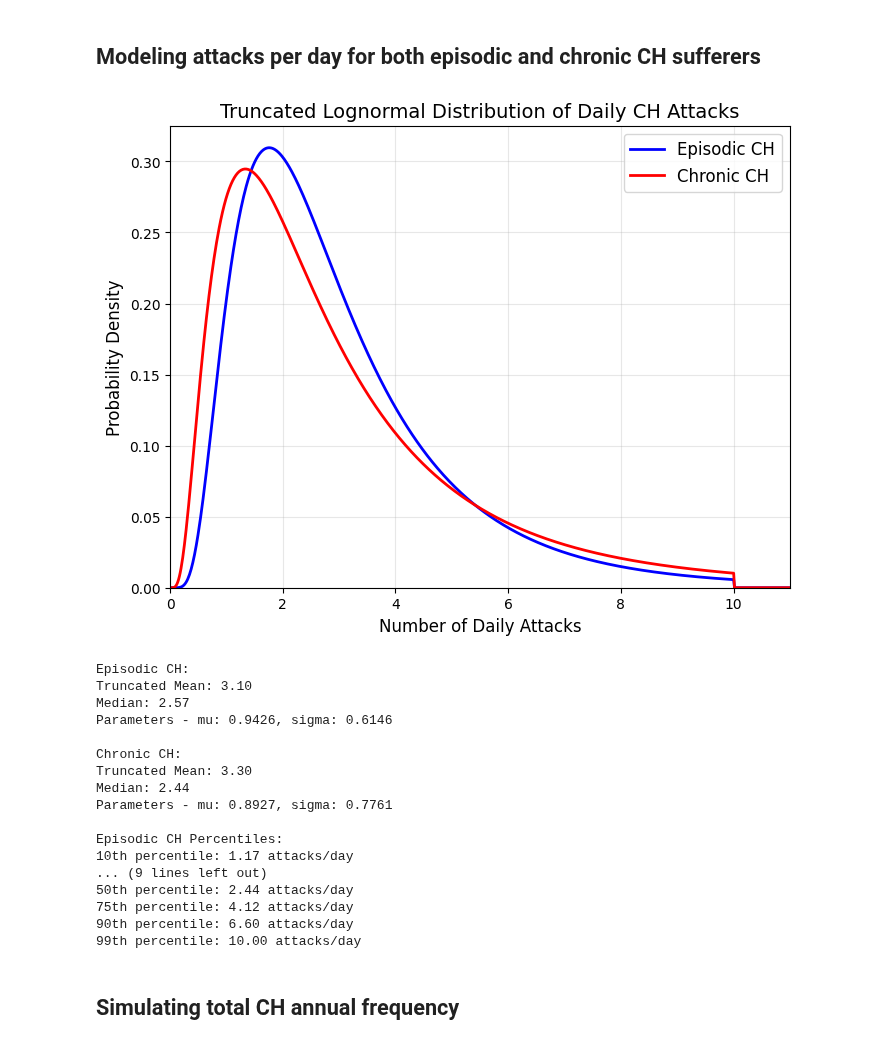
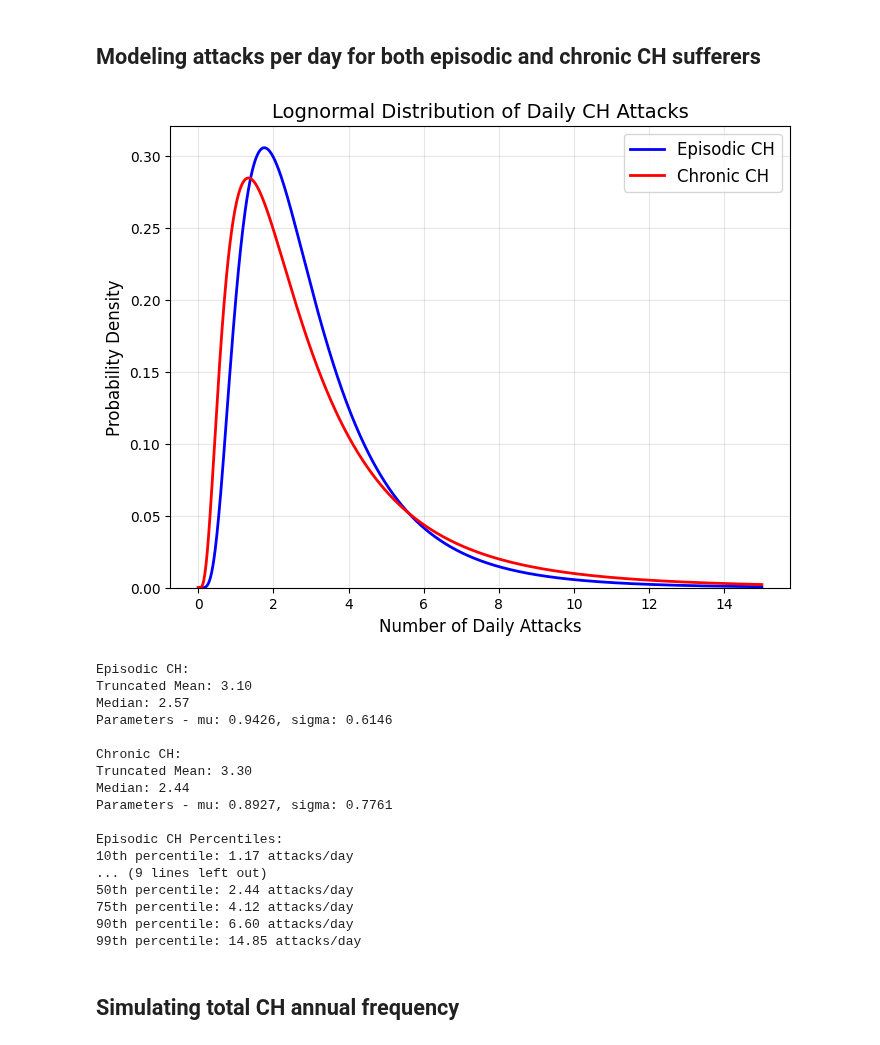
Before and after one commit to aph-research/cluster-headaches, a Jupyter notebook: Cluster headache full model.ipynb, the cells around one changed output. Cells and saved outputs as stored; diff of their text form; code cells hidden in the pictures.

```diff
--- a/Cluster headache full model.ipynb
+++ b/Cluster headache full model.ipynb
@@ -214,7 +214,7 @@ def fit_lognormal(mean, std):
     sigma = np.sqrt(np.log(1 + variance / mean**2))
     return mu, sigma
 
-def truncated_lognorm_pdf(x, mu, sigma, upper_bound):
+def truncated_lognorm_pdf(x, mu, sigma, upper_bound=np.inf):
     """
     Calculate the PDF of a truncated lognormal distribution.
     """
@@ -225,19 +225,19 @@ def truncated_lognorm_pdf(x, mu, sigma, upper_bound):
 # Gaul et al. (2012) data
 episodic_mean, episodic_std = 3.1, 2.1
 chronic_mean, chronic_std = 3.3, 3.0
-max_daily_ch = 10
+max_daily_ch = np.inf
 
 # Fit lognormal distributions
 episodic_mu, episodic_sigma = fit_lognormal(episodic_mean, episodic_std)
 chronic_mu, chronic_sigma = fit_lognormal(chronic_mean, chronic_std)
 
 # Function to calculate mean of truncated distribution
-def truncated_mean(mu, sigma, upper_bound):
+def truncated_mean(mu, sigma, upper_bound=np.inf):
     return np.exp(mu + sigma**2/2) * (lognorm.cdf(upper_bound, s=sigma, scale=np.exp(mu)) -
                                       lognorm.cdf(0, s=sigma, scale=np.exp(mu))) / \
            lognorm.cdf(upper_bound, s=sigma, scale=np.exp(mu))
 
-def generate_attacks_per_day(is_chronic):
+def generate_attacks_per_day(is_chronic, max_daily_ch=np.inf):
     if is_chronic:
         mu, sigma = chronic_mu, chronic_sigma
     else:
@@ -255,39 +255,38 @@ def generate_attacks_per_day(is_chronic):
 # Plotting
 plt.figure(figsize=(8, 6))
 
 x = np.linspace(0, 15, 1000)
-plt.plot(x, truncated_lognorm_pdf(x, episodic_mu, episodic_sigma, max_daily_ch), 'b-', lw=2,
+plt.plot(x, truncated_lognorm_pdf(x, episodic_mu, episodic_sigma, upper_bound=max_daily_ch), 'b-', lw=2,
          label='Episodic CH')
-plt.plot(x, truncated_lognorm_pdf(x, chronic_mu, chronic_sigma, max_daily_ch), 'r-', lw=2,
+plt.plot(x, truncated_lognorm_pdf(x, chronic_mu, chronic_sigma, upper_bound=max_daily_ch), 'r-', lw=2,
          label='Chronic CH')
 
-plt.title('Truncated Lognormal Distribution of Daily CH Attacks', fontsize=14)
+plt.title('Lognormal Distribution of Daily CH Attacks', fontsize=14)
 plt.xlabel('Number of Daily Attacks', fontsize=12)
 plt.ylabel('Probability Density', fontsize=12)
-plt.xlim(0, max_daily_ch+1)
 plt.ylim(bottom=0)
 plt.legend(fontsize=12)
 plt.grid(True, alpha=0.3)
 plt.show()
 
 # Print summary statistics and probabilities
 for ch_type, mu, sigma in [("Episodic", episodic_mu, episodic_sigma),
                            ("Chronic", chronic_mu, chronic_sigma)]:
     print(f"\n{ch_type} CH:")
-    print(f"Truncated Mean: {truncated_mean(mu, sigma, max_daily_ch):.2f}")
+    print(f"Truncated Mean: {truncated_mean(mu, sigma, upper_bound=max_daily_ch):.2f}")
     print(f"Median: {lognorm.median(s=sigma, scale=np.exp(mu)):.2f}")
     print(f"Parameters - mu: {mu:.4f}, sigma: {sigma:.4f}")
 
 # Print percentiles
 percentiles = [10, 25, 50, 75, 90, 99]
 for ch_type, mu, sigma in [("Episodic", episodic_mu, episodic_sigma),
                            ("Chronic", chronic_mu, chronic_sigma)]:
     print(f"\n{ch_type} CH Percentiles:")
     values = np.minimum(lognorm.ppf(np.array(percentiles) / 100, s=sigma, scale=np.exp(mu)), max_daily_ch)
     for p, v in zip(percentiles, values):
         print(f"{p}th percentile: {v:.2f} attacks/day")
 # %% [output]
-[figure, old version]
+[figure, new version]
 Episodic CH:
 Truncated Mean: 3.10
 Median: 2.57
@@ -304,7 +303,7 @@ Episodic CH Percentiles:
 50th percentile: 2.44 attacks/day
 75th percentile: 4.12 attacks/day
 90th percentile: 6.60 attacks/day
-99th percentile: 10.00 attacks/day
+99th percentile: 14.85 attacks/day
 # %% [markdown]
 ## Simulating total CH annual frequency
 # %%
```
Also changed, not shown: parts of 11 cells of this notebook.
